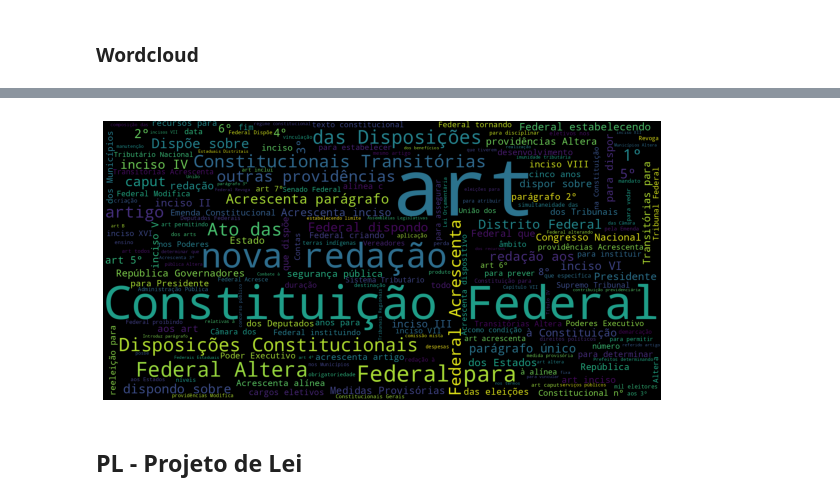
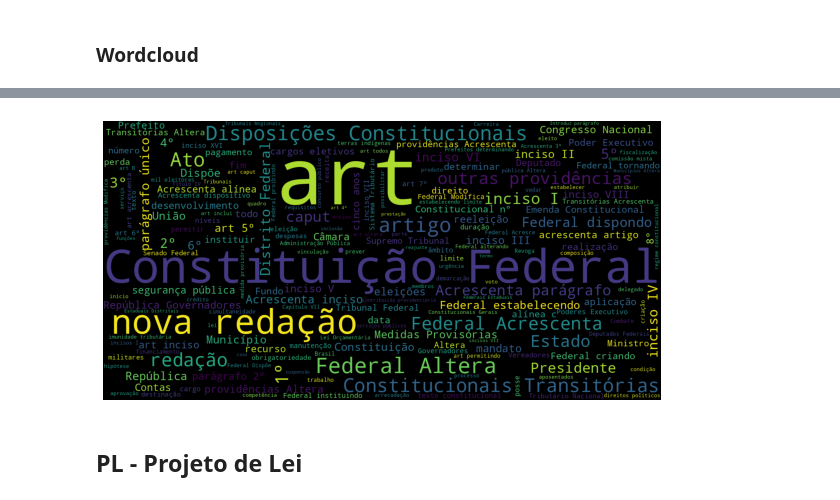
Before and after one commit to renatagsr/rankingPoliticos, a Jupyter notebook: EDA.ipynb, the cells around one changed output, grey strips where cells are left out. Cells and saved outputs as stored; diff of their text form; code cells hidden in the pictures.

Commit message:
Melhor wordcloud com outros dados, melhor stopword

```diff
--- a/EDA.ipynb
+++ b/EDA.ipynb
@@ -7,7 +7,7 @@ import pandas as pd
 # %% [markdown]
 ## PEC - Proposta de Emenda à Constituição
 # %%
-pec = pd.read_csv('/home/renata/Desktop/Projetos Freela/Ranking Políticos/PEC - Proposta de Emenda à Constituição.csv', header=[3], sep = ';')
+pec = pd.read_csv('/home/renata/Desktop/Projetos Freela/rankingPoliticos/PEC - Proposta de Emenda à Constituição.csv', header=[3], sep = ';')
 # %%
 pec.head()
 # %% [output]
@@ -62,8 +46,10 @@ import matplotlib.pyplot as plt
 # %%
 summary = pec.dropna(subset=['Ementa'], axis = 0)['Ementa']
 all_summary = " ".join(s for s in summary)
-stopwords = set(STOPWORDS)
-stopwords.update(["da", "meu", "em", "você", "de", "ao", "os", "dá", "o", "e"])
+import nltk
+nltk.download('stopwords')
+stopwords = nltk.corpus.stopwords.words('portuguese')
+stopwords.extend(["da", "meu", "em", "você", "de", "ao", "os", "dá", "o", "e", "dispor", "sobre", "Dá", "para", "à", "dos"])
 
 wordcloud = WordCloud(stopwords=stopwords,
                       background_color="black",
@@ -80,4 +68,4 @@ plt.imshow(wordcloud);
-[figure, old version]
+[figure, new version]
 # %% [markdown]
 ## PL - Projeto de Lei
 # %%
```
Also changed, not shown: parts of 4 cells of this notebook.
